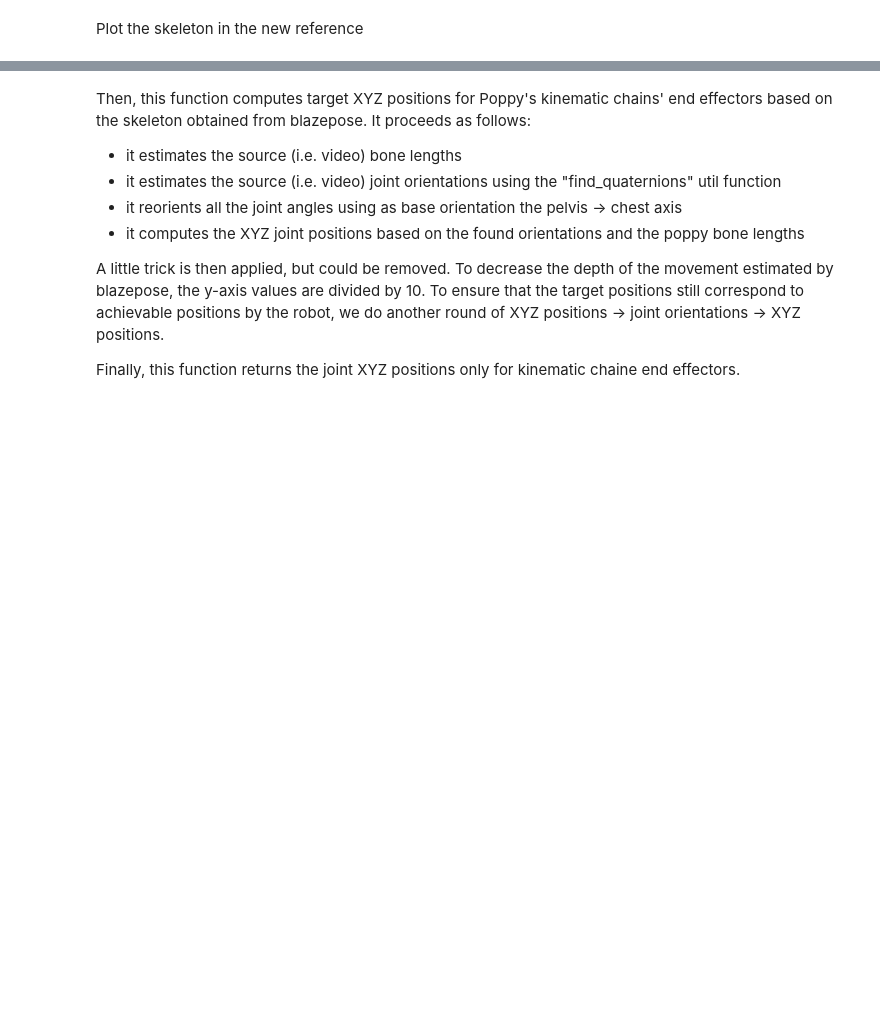
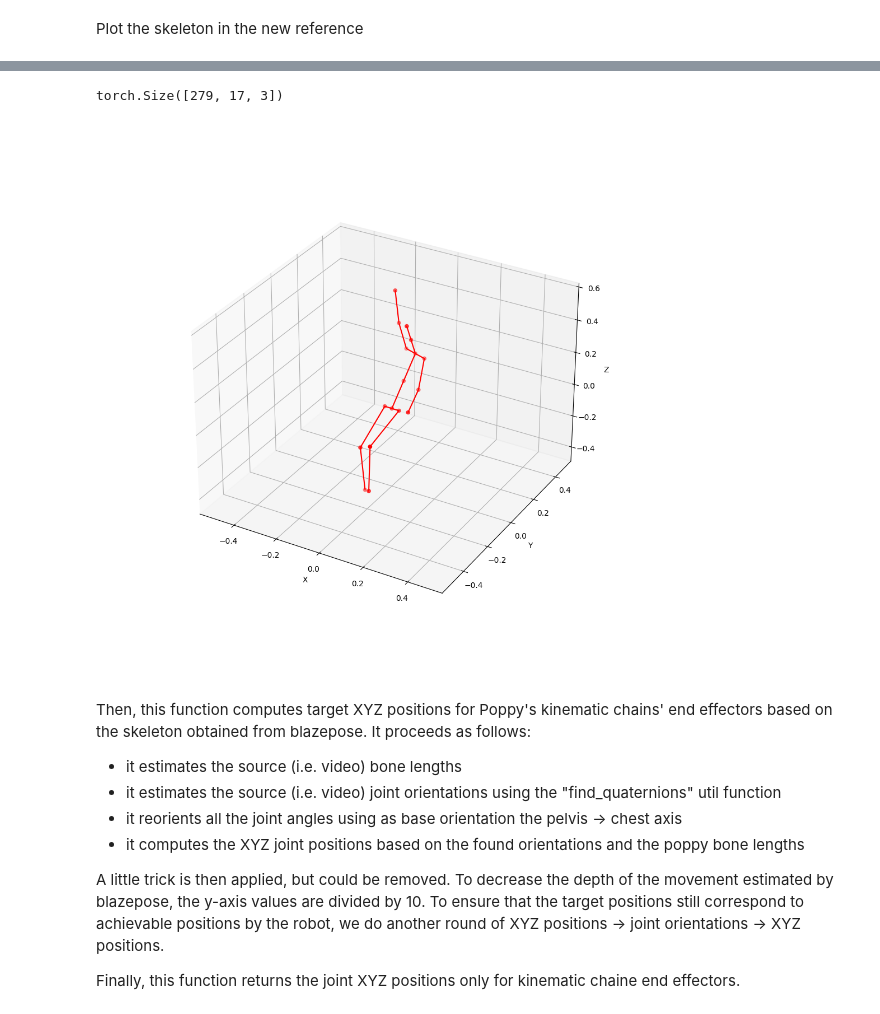
Before and after one commit to JoffreyMa/poppy-torso, a Jupyter notebook: sujet_upper_body_imitation.ipynb, the cells around one changed output, grey strips where cells are left out. Saved outputs shown, nothing was run; the diff lists cells and outputs as text; code cells hidden in the pictures; blank space fills up the shorter version.

```diff
--- a/sujet_upper_body_imitation.ipynb
+++ b/sujet_upper_body_imitation.ipynb
@@ -423,3 +433,13 @@ torch.Size([279, 17, 3])
+# %%
+%matplotlib widget
+print(rota_skeletons_B.shape)
+t=45
+
+#ax = pyplot_skeleton(topology, rota_skeletons_B[t], show=True, color='blue') #output by blazepose
+ax=pyplot_skeleton(topology, rota_skeletons_B[t], ax=ax, show=True, color='red') #in the new reference
+# %% [output]
+torch.Size([279, 17, 3])
+[figure, added]
 # %% [markdown]
 Then, this function computes target XYZ positions for Poppy's kinematic chains' end effectors based on the skeleton obtained from blazepose. It proceeds as follows:
 - it estimates the source (i.e. video) bone lengths
```
Also changed, not shown: parts of 24 cells of this notebook, 3 other files.
